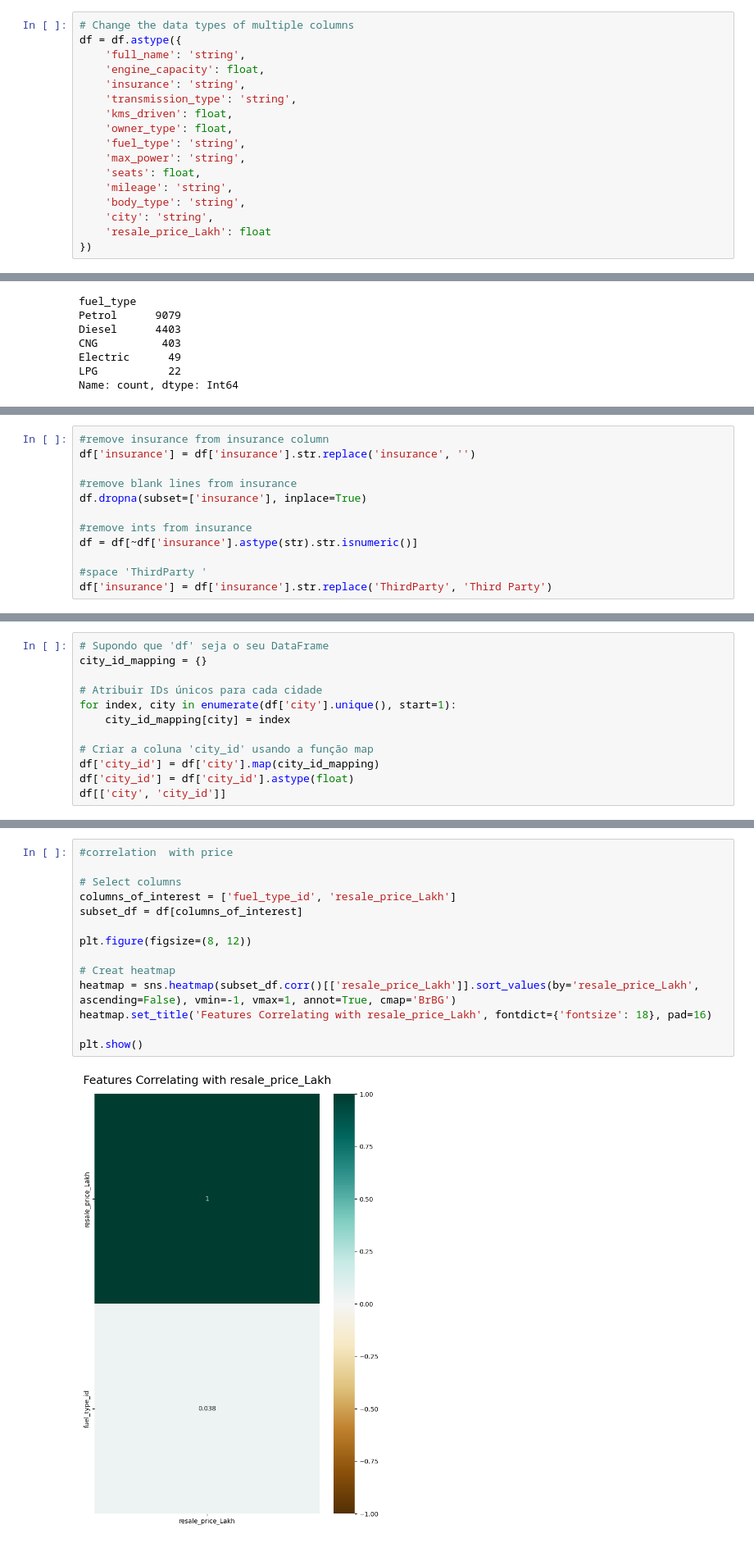
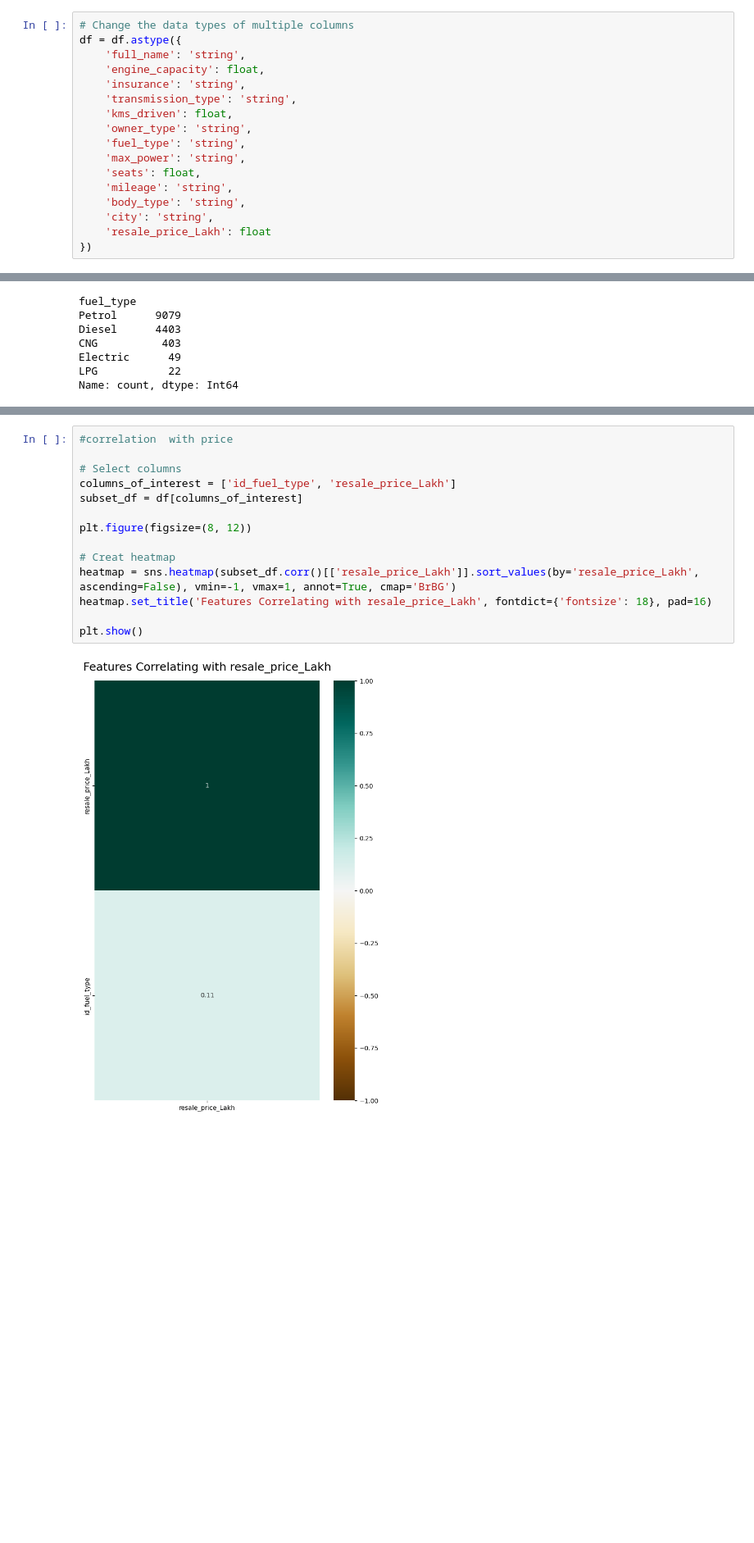
Before and after one commit to ruicoelhor22/AASE, a Jupyter notebook: dataQuality2.ipynb, the cells around one changed output, grey strips where cells are left out. Shown at 82% size. Drawn from its saved outputs; the diff is of its cells as text; blank space fills up the shorter version.

```diff
--- a/dataQuality2.ipynb
+++ b/dataQuality2.ipynb
@@ -78,7 +77,7 @@ df = df.astype({
     'insurance': 'string',
     'transmission_type': 'string',
     'kms_driven': float,
-    'owner_type': float,
+    'owner_type': 'string',
     'fuel_type': 'string',
     'max_power': 'string',
     'seats': float,
@@ -326,12 +431,0 @@ Name: count, dtype: int64
-# %%
-#remove insurance from insurance column
-df['insurance'] = df['insurance'].str.replace('insurance', '')
-
-#remove blank lines from insurance
-df.dropna(subset=['insurance'], inplace=True)
-
-#remove ints from insurance
-df = df[~df['insurance'].astype(str).str.isnumeric()]
-
-#space 'ThirdParty '
-df['insurance'] = df['insurance'].str.replace('ThirdParty', 'Third Party')
@@ -344,12 +431,0 @@ print(valores_unicos_insurance)
-# %%
-# Supondo que 'df' seja o seu DataFrame
-city_id_mapping = {}
-
-# Atribuir IDs únicos para cada cidade
-for index, city in enumerate(df['city'].unique(), start=1):
-    city_id_mapping[city] = index
-
-# Criar a coluna 'city_id' usando a função map
-df['city_id'] = df['city'].map(city_id_mapping)
-df['city_id'] = df['city_id'].astype(float)
-df[['city', 'city_id']]
@@ -403,19 +465,19 @@ plt.show()
 # %%
 #correlation  with price
 
 # Select columns
-columns_of_interest = ['fuel_type_id', 'resale_price_Lakh']
+columns_of_interest = ['id_fuel_type', 'resale_price_Lakh']
 subset_df = df[columns_of_interest]
 
 plt.figure(figsize=(8, 12))
 
 # Creat heatmap
 heatmap = sns.heatmap(subset_df.corr()[['resale_price_Lakh']].sort_values(by='resale_price_Lakh', ascending=False), vmin=-1, vmax=1, annot=True, cmap='BrBG')
 heatmap.set_title('Features Correlating with resale_price_Lakh', fontdict={'fontsize': 18}, pad=16)
 
 plt.show()
 # %% [output]
-[figure, old version]
+[figure, new version]
 # %%
 #correlation of all features with price
 
```
Also changed, not shown: parts of 26 cells of this notebook.
